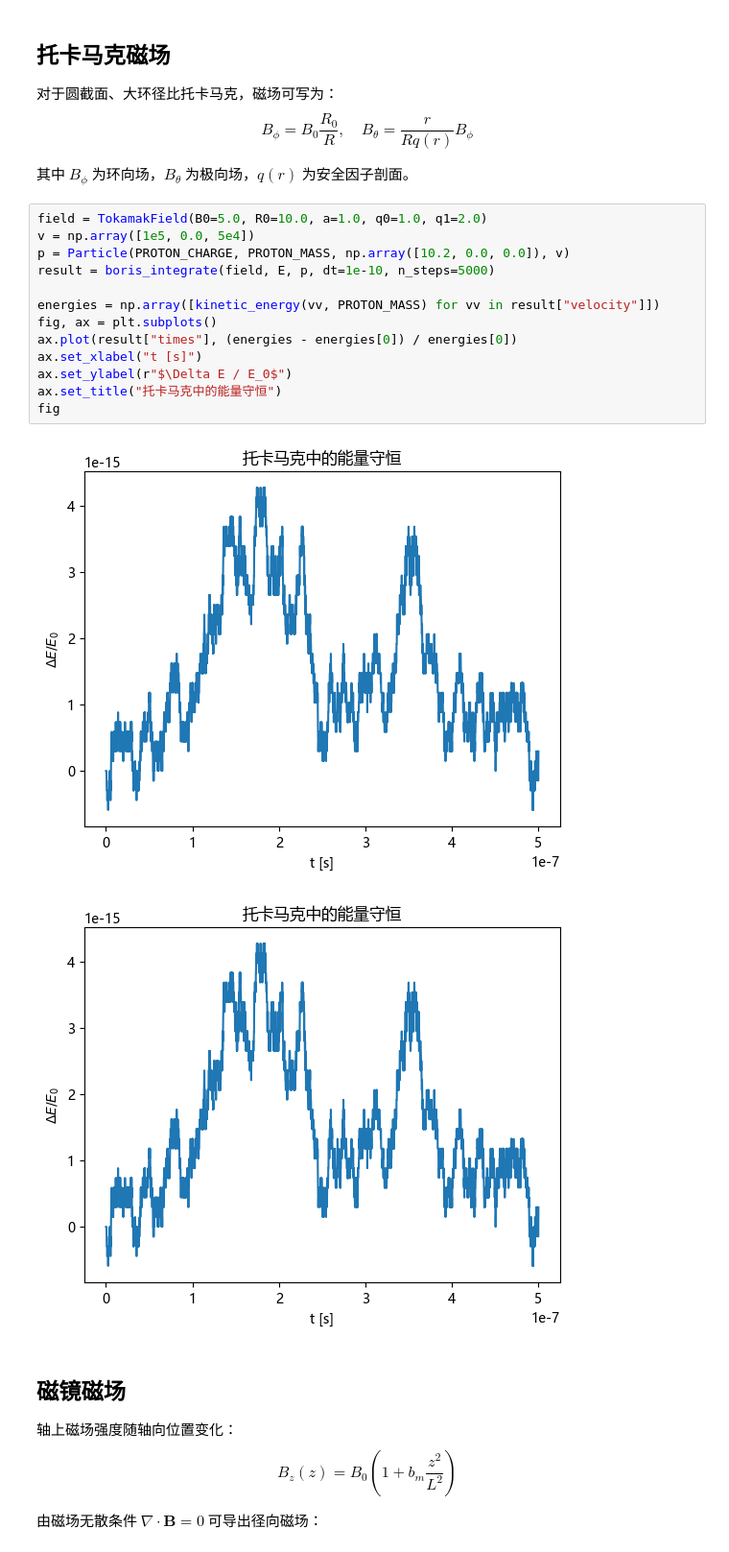
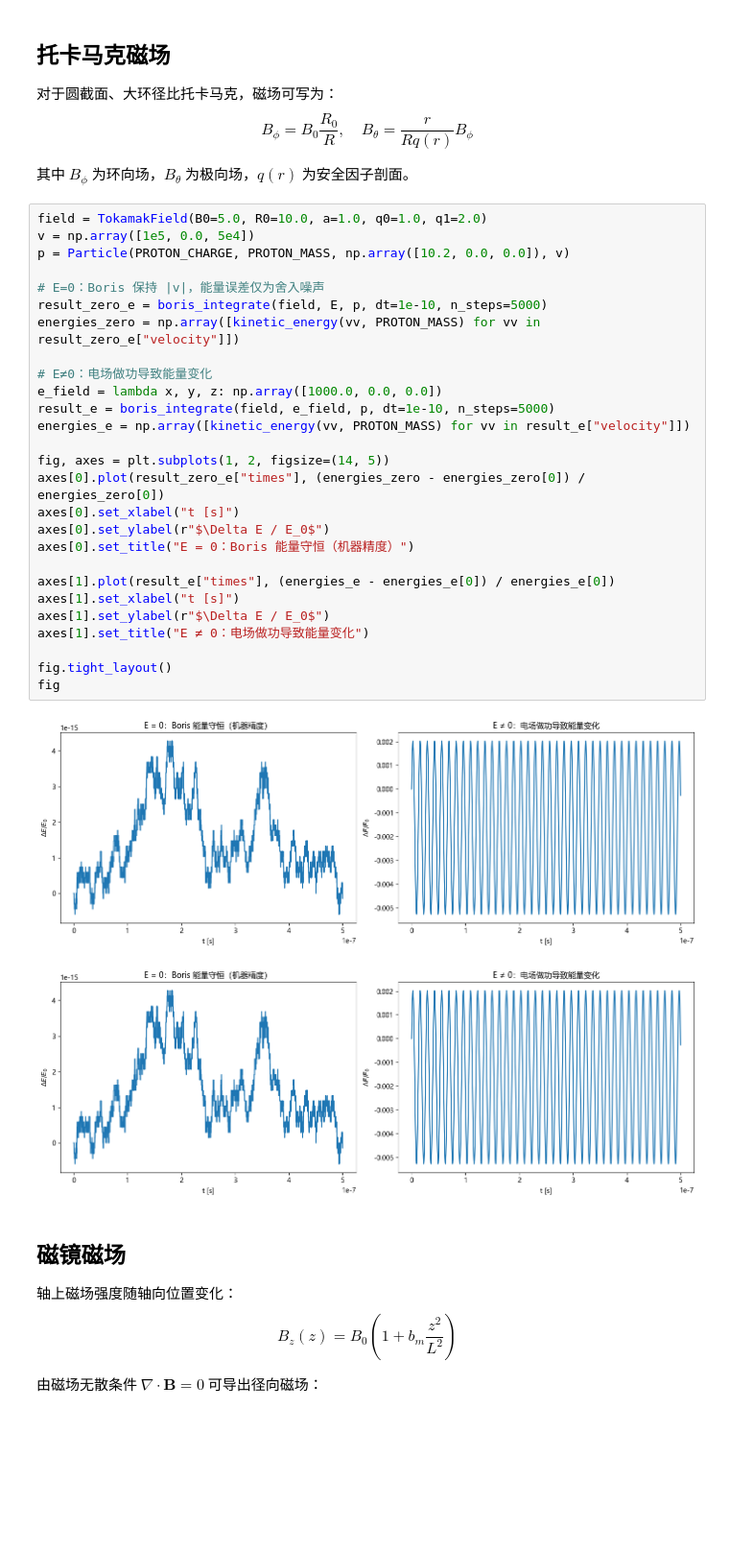
Before and after one commit to Lamb701/particle-simulation, a Jupyter notebook: notebooks/demo.ipynb, the cells around one changed output. Shown at 96% size. Drawn from its saved outputs; the diff is of its cells as text; blank space fills up the shorter version.

```diff
--- a/notebooks/demo.ipynb
+++ b/notebooks/demo.ipynb
@@ -37,19 +37,33 @@ $$B_\phi = B_0 \frac{R_0}{R}, \quad B_\theta = \frac{r}{R q(r)} B_\phi$$
 # %%
 field = TokamakField(B0=5.0, R0=10.0, a=1.0, q0=1.0, q1=2.0)
 v = np.array([1e5, 0.0, 5e4])
 p = Particle(PROTON_CHARGE, PROTON_MASS, np.array([10.2, 0.0, 0.0]), v)
-result = boris_integrate(field, E, p, dt=1e-10, n_steps=5000)
 
-energies = np.array([kinetic_energy(vv, PROTON_MASS) for vv in result["velocity"]])
-fig, ax = plt.subplots()
-ax.plot(result["times"], (energies - energies[0]) / energies[0])
-ax.set_xlabel("t [s]")
-ax.set_ylabel(r"$\Delta E / E_0$")
-ax.set_title("托卡马克中的能量守恒")
+# E=0：Boris 保持 |v|，能量误差仅为舍入噪声
+result_zero_e = boris_integrate(field, E, p, dt=1e-10, n_steps=5000)
+energies_zero = np.array([kinetic_energy(vv, PROTON_MASS) for vv in result_zero_e["velocity"]])
+
+# E≠0：电场做功导致能量变化
+e_field = lambda x, y, z: np.array([1000.0, 0.0, 0.0])
+result_e = boris_integrate(field, e_field, p, dt=1e-10, n_steps=5000)
+energies_e = np.array([kinetic_energy(vv, PROTON_MASS) for vv in result_e["velocity"]])
+
+fig, axes = plt.subplots(1, 2, figsize=(14, 5))
+axes[0].plot(result_zero_e["times"], (energies_zero - energies_zero[0]) / energies_zero[0])
+axes[0].set_xlabel("t [s]")
+axes[0].set_ylabel(r"$\Delta E / E_0$")
+axes[0].set_title("E = 0：Boris 能量守恒（机器精度）")
+
+axes[1].plot(result_e["times"], (energies_e - energies_e[0]) / energies_e[0])
+axes[1].set_xlabel("t [s]")
+axes[1].set_ylabel(r"$\Delta E / E_0$")
+axes[1].set_title("E ≠ 0：电场做功导致能量变化")
+
+fig.tight_layout()
 fig
 # %% [output]
-[figure, old version]
+[figure, new version]
-[figure, old version]
+[figure, new version]
 # %% [markdown]
 ## 磁镜磁场
 
```
Also changed, not shown: parts of 2 cells of this notebook, 8 other files.
